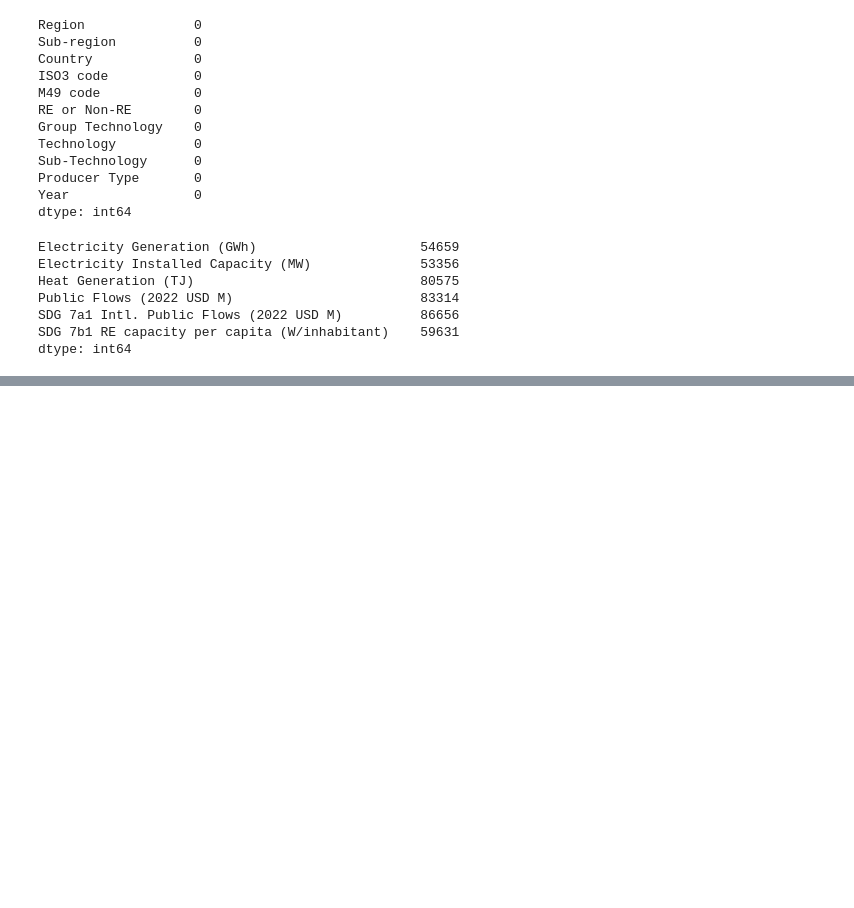
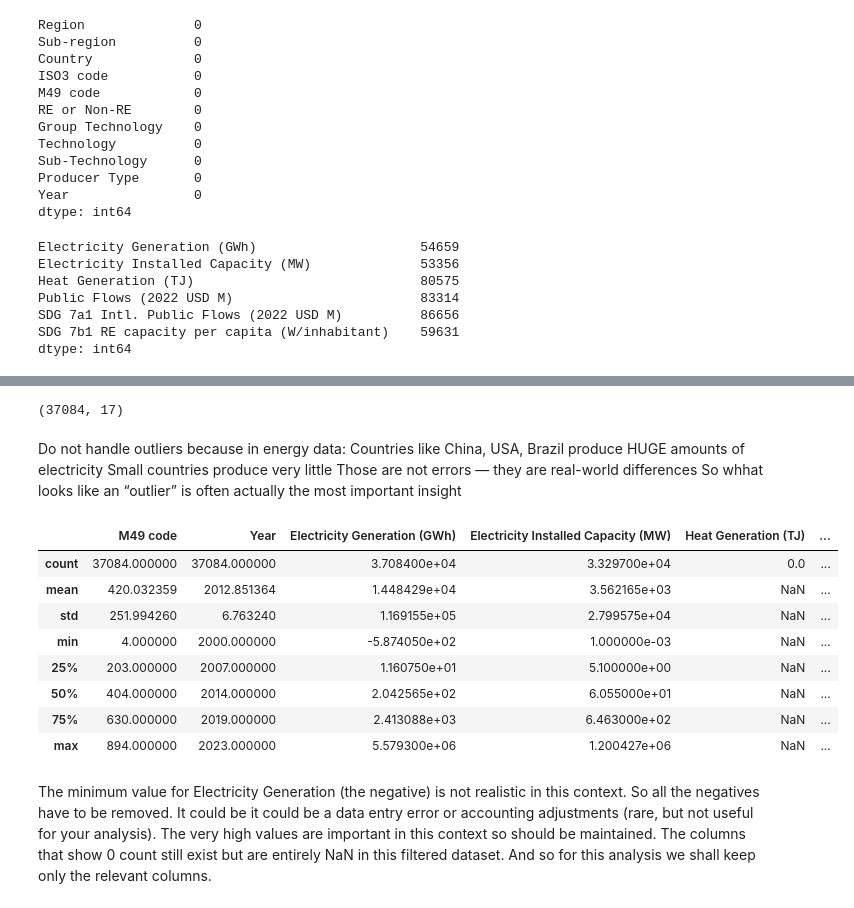
Before and after one commit to anitajn86/Renewable_Energy_Capacity_-_Generation, a Jupyter notebook: IRENA_analysis.ipynb, the cells around one changed output, grey strips where cells are left out. Cells and saved outputs as stored; diff of their text form; code cells hidden in the pictures; blank space fills up the shorter version.

Commit message:
Analysis and Cleaning focusing on the Energy Generation feature

```diff
--- a/IRENA_analysis.ipynb
+++ b/IRENA_analysis.ipynb
@@ -231,0 +184,8 @@ print(TCR)
+# %%
+invalid_tech = [
+    "Solar energy",
+    "Multiple renewables*",
+    "Other renewable energy"
+]
+
+noinvalidtech_country_df = country_df[~country_df["Technology"].isin(invalid_tech)]
@@ -231,0 +220,2 @@ print(TCR)
+# %%
+generation_df = noinvalidtech_country_df.dropna(subset=["Electricity Generation (GWh)"])
@@ -231,0 +243,24 @@ print(TCR)
+# %%
+generation_df.shape
+# %% [output]
+(37084, 17)
+# %% [markdown]
+Do not handle outliers because in energy data:
+Countries like China, USA, Brazil produce HUGE amounts of electricity
+Small countries produce very little
+Those are not errors — they are real-world differences
+So whhat looks like an “outlier” is often actually the most important insight
+# %%
+generation_df.describe()
+# %% [output]
+|  | M49 code | Year | Electricity Generation (GWh) | Electricity Installed Capacity (MW) | Heat Generation (TJ) | ... |
+| count | 37084.000000 | 37084.000000 | 3.708400e+04 | 3.329700e+04 | 0.0 | ... |
+| mean | 420.032359 | 2012.851364 | 1.448429e+04 | 3.562165e+03 | NaN | ... |
+| std | 251.994260 | 6.763240 | 1.169155e+05 | 2.799575e+04 | NaN | ... |
+| min | 4.000000 | 2000.000000 | -5.874050e+02 | 1.000000e-03 | NaN | ... |
+| 25% | 203.000000 | 2007.000000 | 1.160750e+01 | 5.100000e+00 | NaN | ... |
+| 50% | 404.000000 | 2014.000000 | 2.042565e+02 | 6.055000e+01 | NaN | ... |
+| 75% | 630.000000 | 2019.000000 | 2.413088e+03 | 6.463000e+02 | NaN | ... |
+| max | 894.000000 | 2023.000000 | 5.579300e+06 | 1.200427e+06 | NaN | ... |
+# %% [markdown]
+The minimum value for Electricity Generation (the negative) is not realistic in this context. So all the negatives have to be removed. It could be it could be a data entry error or accounting adjustments (rare, but not useful for your analysis). The very high values are important in this context so should be maintained. The columns that show 0 count still exist but are entirely NaN in this filtered dataset. And so for this analysis we shall keep only the relevant columns.
```
Also changed, not shown: parts of 31 cells of this notebook, 4 other files.
